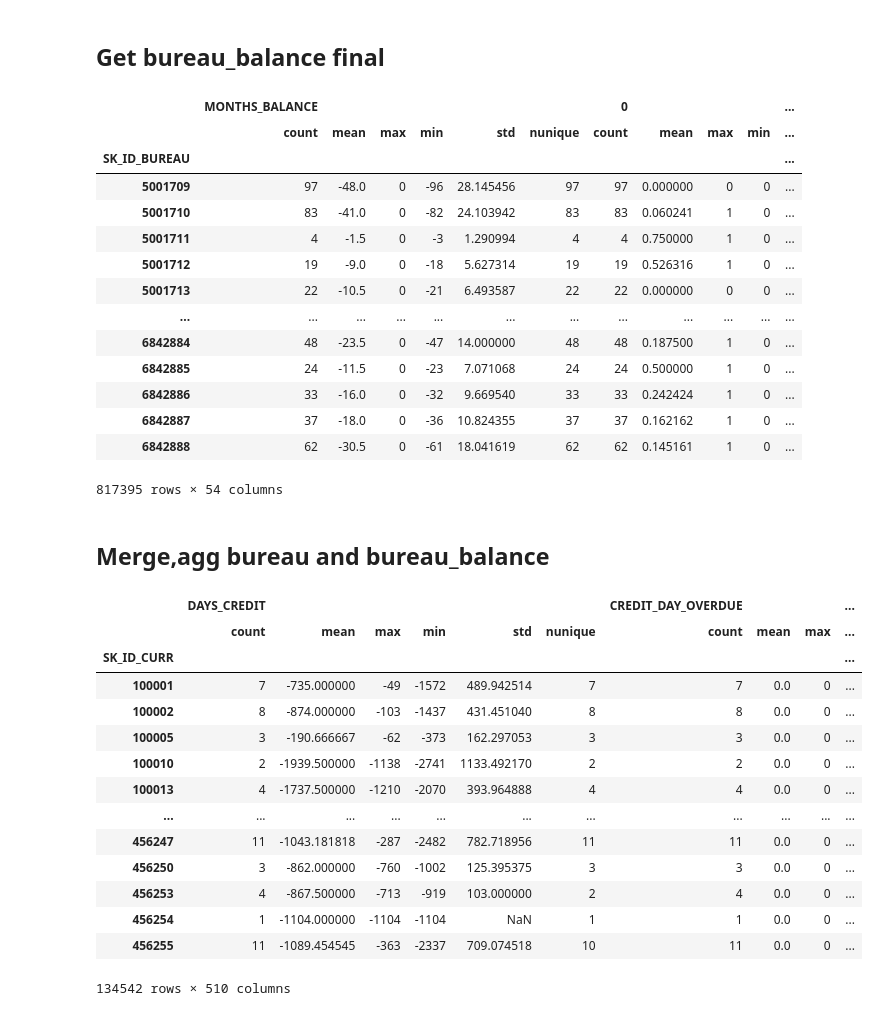
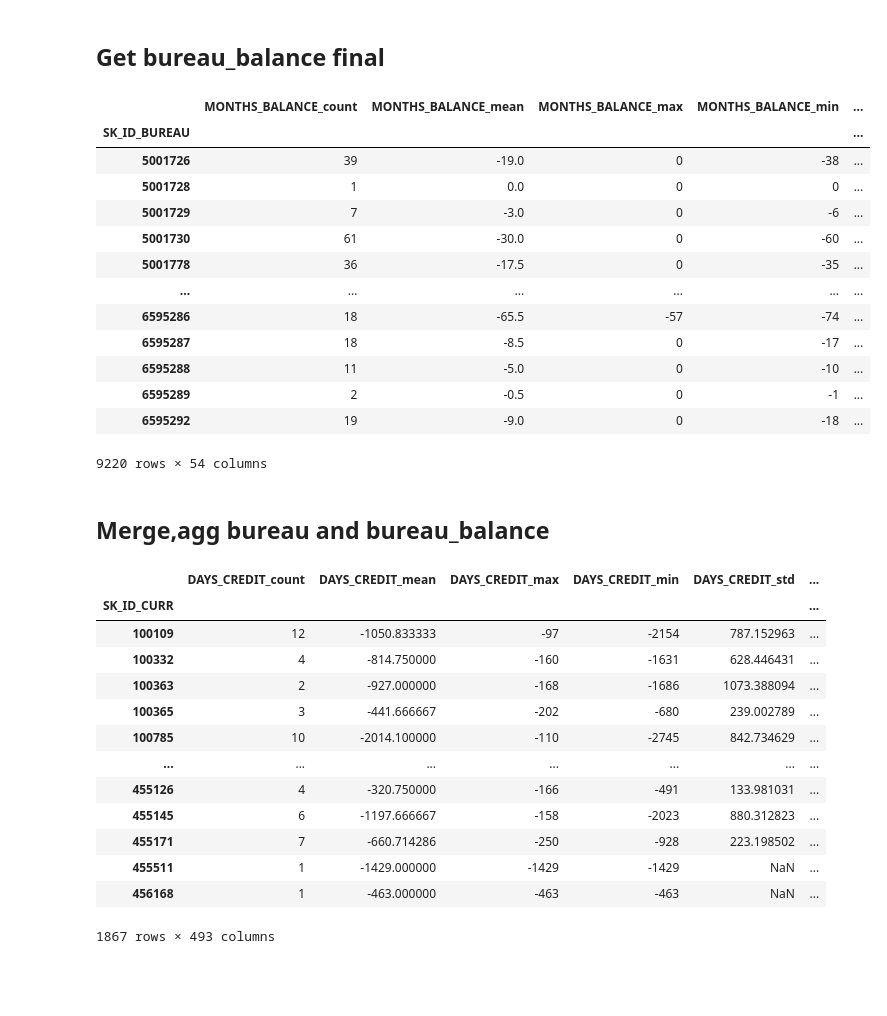
Before and after one commit to chris14jan/hcdr, a Jupyter notebook: notebooks/bureau_functions.ipynb, the cells around one changed output. Cells and saved outputs as stored; diff of their text form; code cells hidden in the pictures; blank space fills up the shorter version.

```diff
--- a/notebooks/bureau_functions.ipynb
+++ b/notebooks/bureau_functions.ipynb
@@ -36,0 +29,4 @@ df_bal = pd.read_csv(os.path.join(file_path,'bureau_balance.csv'))
+# %%
+%%time
+data = Data()
+df_dict = data.get_data(nrows=300_000)
@@ -37,3 +36,7 @@ df_bal = pd.read_csv(os.path.join(file_path,'bureau_balance.csv'))
+# %%
+df = df_dict['bureau']
+# %%
+df_bal = df_dict['bureau_balance']
 # %% [markdown]
 ## Debt to Credit ratio
 # %%
@@ -188,34 +191,34 @@ get_bureau_final(df)
 # %%
 def get_bureau_balance_final(df):
     """Final bureau_balance df"""
     bureau_balance = df
 
     bureau_balance_status = pd.get_dummies(bureau_balance['STATUS'])
     bureau_balance_status['SK_ID_BUREAU'] = bureau_balance['SK_ID_BUREAU']
     bureau_balance = pd.concat([bureau_balance,bureau_balance_status.drop('SK_ID_BUREAU',axis=1)],axis=1)
 
     bureau_balance = bureau_balance.drop(columns=['STATUS'])
     bureau_bal_agg = bureau_balance.groupby('SK_ID_BUREAU').agg(['count','mean','max','min','std','nunique'])
+    bureau_bal_agg.columns = bureau_bal_agg.columns.to_flat_index().str.join('_')
 
     return bureau_bal_agg
 
 get_bureau_balance_final(df_bal)
 # %% [output]
-|  | MONTHS_BALANCE |  |  |  |  |  | 0 |  |  |  | ... |
-|  | count | mean | max | min | std | nunique | count | mean | max | min | ... |
-| SK_ID_BUREAU |  |  |  |  |  |  |  |  |  |  | ... |
-| 5001709 | 97 | -48.0 | 0 | -96 | 28.145456 | 97 | 97 | 0.000000 | 0 | 0 | ... |
-| 5001710 | 83 | -41.0 | 0 | -82 | 24.103942 | 83 | 83 | 0.060241 | 1 | 0 | ... |
-| 5001711 | 4 | -1.5 | 0 | -3 | 1.290994 | 4 | 4 | 0.750000 | 1 | 0 | ... |
-| 5001712 | 19 | -9.0 | 0 | -18 | 5.627314 | 19 | 19 | 0.526316 | 1 | 0 | ... |
-| 5001713 | 22 | -10.5 | 0 | -21 | 6.493587 | 22 | 22 | 0.000000 | 0 | 0 | ... |
-| ... | ... | ... | ... | ... | ... | ... | ... | ... | ... | ... | ... |
-| 6842884 | 48 | -23.5 | 0 | -47 | 14.000000 | 48 | 48 | 0.187500 | 1 | 0 | ... |
-| 6842885 | 24 | -11.5 | 0 | -23 | 7.071068 | 24 | 24 | 0.500000 | 1 | 0 | ... |
-| 6842886 | 33 | -16.0 | 0 | -32 | 9.669540 | 33 | 33 | 0.242424 | 1 | 0 | ... |
-| 6842887 | 37 | -18.0 | 0 | -36 | 10.824355 | 37 | 37 | 0.162162 | 1 | 0 | ... |
-| 6842888 | 62 | -30.5 | 0 | -61 | 18.041619 | 62 | 62 | 0.145161 | 1 | 0 | ... |
+|  | MONTHS_BALANCE_count | MONTHS_BALANCE_mean | MONTHS_BALANCE_max | MONTHS_BALANCE_min | ... |
+| SK_ID_BUREAU |  |  |  |  | ... |
+| 5001726 | 39 | -19.0 | 0 | -38 | ... |
+| 5001728 | 1 | 0.0 | 0 | 0 | ... |
+| 5001729 | 7 | -3.0 | 0 | -6 | ... |
+| 5001730 | 61 | -30.0 | 0 | -60 | ... |
+| 5001778 | 36 | -17.5 | 0 | -35 | ... |
+| ... | ... | ... | ... | ... | ... |
+| 6595286 | 18 | -65.5 | -57 | -74 | ... |
+| 6595287 | 18 | -8.5 | 0 | -17 | ... |
+| 6595288 | 11 | -5.0 | 0 | -10 | ... |
+| 6595289 | 2 | -0.5 | 0 | -1 | ... |
+| 6595292 | 19 | -9.0 | 0 | -18 | ... |
-817395 rows × 54 columns
+9220 rows × 54 columns
 # %% [markdown]
 ## Merge,agg bureau and bureau_balance
 # %%
@@ -241,23 +244,33 @@ def get_final_bureau_merged(df1,df2):
     # agg df
     bureau_merged_agg = bureau_merged_f.groupby('SK_ID_CURR').agg(['count','mean','max','min','std','nunique'])
 
+    # flatten multi-index columns
+    bureau_merged_agg.columns = bureau_merged_agg.columns.to_flat_index().str.join('_')
+
+    # drop columns
+    bureau_merged_agg['SK_ID_BUREAU_count'] = bureau_merged_agg['SK_ID_BUREAU_count_count']
+
+    bureau_merged_agg = bureau_merged_agg.drop(columns=['SK_ID_BUREAU_count_count','SK_ID_BUREAU_count_mean',
+                                                        'SK_ID_BUREAU_count_max', 'SK_ID_BUREAU_count_min',
+                                                        'SK_ID_BUREAU_count_std', 'SK_ID_BUREAU_count_nunique'])
+
+
     # return final df of merged bureau and bureau_balance with new and encoded features
     return bureau_merged_agg
 
 get_final_bureau_merged(df,df_bal)
 # %% [output]
-|  | DAYS_CREDIT |  |  |  |  |  | CREDIT_DAY_OVERDUE |  |  | ... |
-|  | count | mean | max | min | std | nunique | count | mean | max | ... |
-| SK_ID_CURR |  |  |  |  |  |  |  |  |  | ... |
-| 100001 | 7 | -735.000000 | -49 | -1572 | 489.942514 | 7 | 7 | 0.0 | 0 | ... |
-| 100002 | 8 | -874.000000 | -103 | -1437 | 431.451040 | 8 | 8 | 0.0 | 0 | ... |
-| 100005 | 3 | -190.666667 | -62 | -373 | 162.297053 | 3 | 3 | 0.0 | 0 | ... |
-| 100010 | 2 | -1939.500000 | -1138 | -2741 | 1133.492170 | 2 | 2 | 0.0 | 0 | ... |
-| 100013 | 4 | -1737.500000 | -1210 | -2070 | 393.964888 | 4 | 4 | 0.0 | 0 | ... |
-| ... | ... | ... | ... | ... | ... | ... | ... | ... | ... | ... |
-| 456247 | 11 | -1043.181818 | -287 | -2482 | 782.718956 | 11 | 11 | 0.0 | 0 | ... |
-| 456250 | 3 | -862.000000 | -760 | -1002 | 125.395375 | 3 | 3 | 0.0 | 0 | ... |
-| 456253 | 4 | -867.500000 | -713 | -919 | 103.000000 | 2 | 4 | 0.0 | 0 | ... |
-| 456254 | 1 | -1104.000000 | -1104 | -1104 | NaN | 1 | 1 | 0.0 | 0 | ... |
-| 456255 | 11 | -1089.454545 | -363 | -2337 | 709.074518 | 10 | 11 | 0.0 | 0 | ... |
+|  | DAYS_CREDIT_count | DAYS_CREDIT_mean | DAYS_CREDIT_max | DAYS_CREDIT_min | DAYS_CREDIT_std | ... |
+| SK_ID_CURR |  |  |  |  |  | ... |
+| 100109 | 12 | -1050.833333 | -97 | -2154 | 787.152963 | ... |
+| 100332 | 4 | -814.750000 | -160 | -1631 | 628.446431 | ... |
+| 100363 | 2 | -927.000000 | -168 | -1686 | 1073.388094 | ... |
+| 100365 | 3 | -441.666667 | -202 | -680 | 239.002789 | ... |
+| 100785 | 10 | -2014.100000 | -110 | -2745 | 842.734629 | ... |
+| ... | ... | ... | ... | ... | ... | ... |
+| 455126 | 4 | -320.750000 | -166 | -491 | 133.981031 | ... |
+| 455145 | 6 | -1197.666667 | -158 | -2023 | 880.312823 | ... |
+| 455171 | 7 | -660.714286 | -250 | -928 | 223.198502 | ... |
+| 455511 | 1 | -1429.000000 | -1429 | -1429 | NaN | ... |
+| 456168 | 1 | -463.000000 | -463 | -463 | NaN | ... |
-134542 rows × 510 columns
+1867 rows × 493 columns
```
Also changed, not shown: parts of 12 cells of this notebook, 2 other files.
